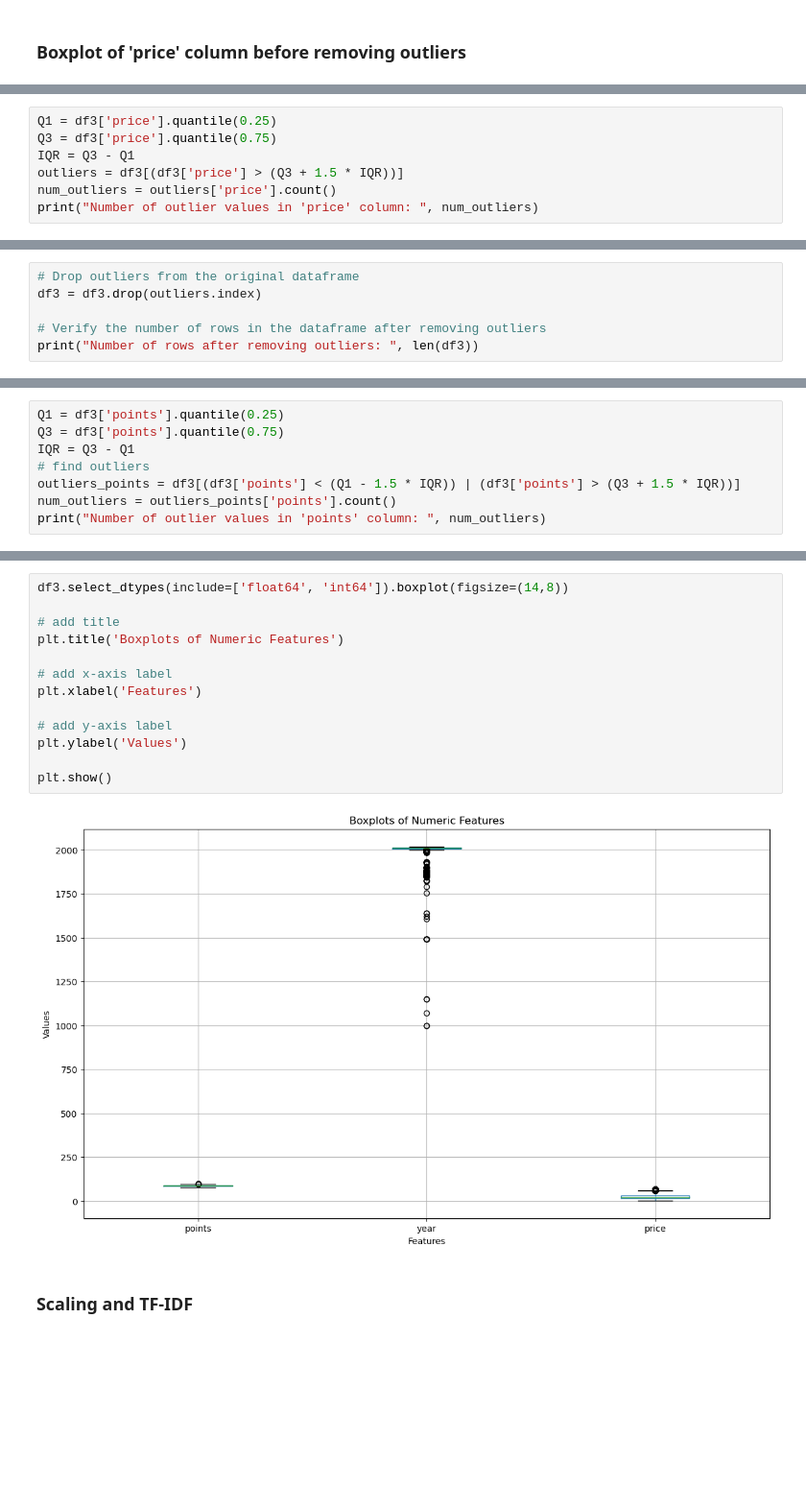
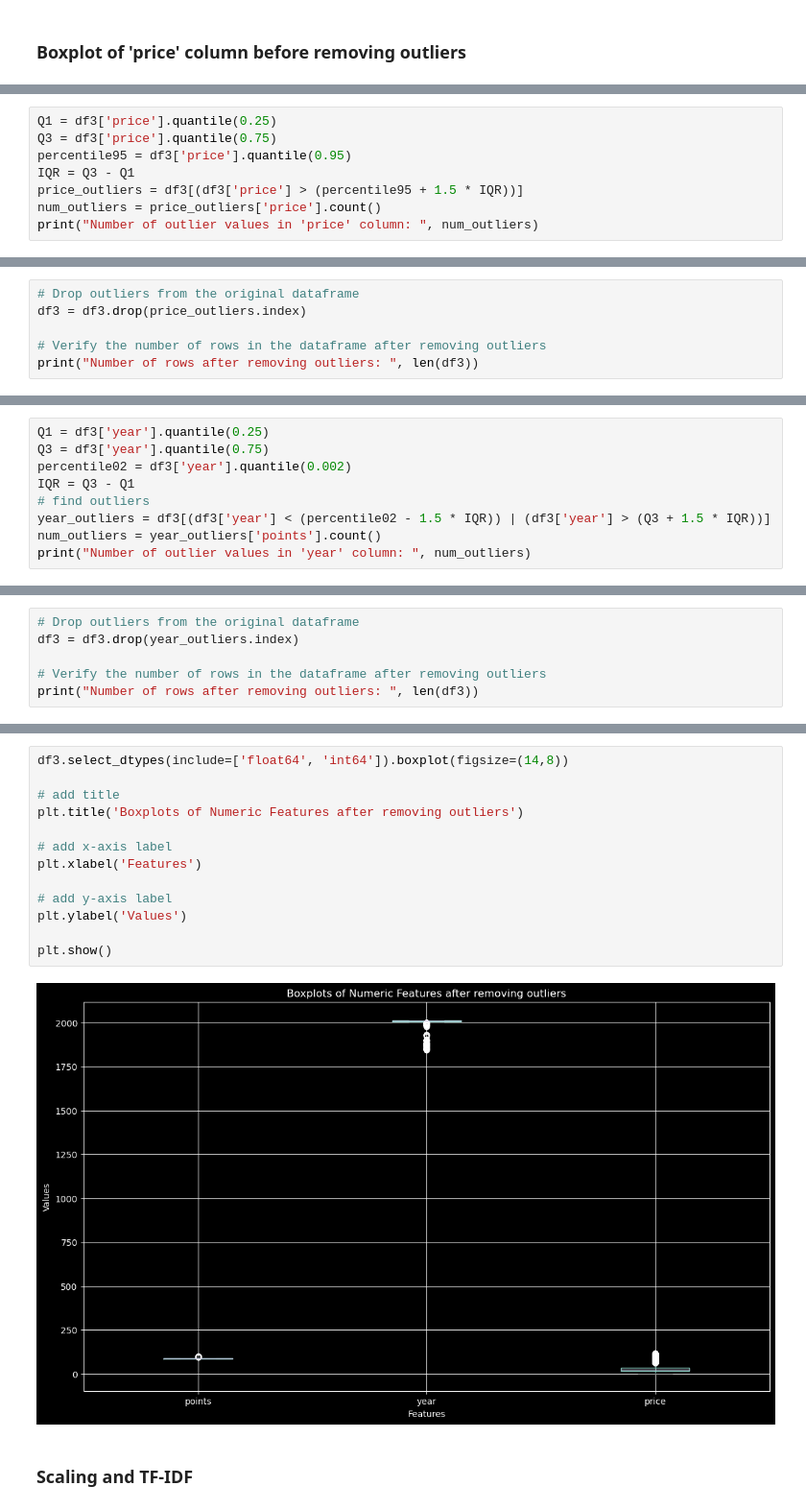
Before and after one commit to AsmarHajizada/winemag_data, a Jupyter notebook: wine_rating.ipynb, the cells around one changed output, grey strips where cells are left out. Shown at 96% size. Cells and saved outputs as stored; diff of their text form; blank space fills up the shorter version.

Commit message:
change in wine_rating
Decreased the dropped number of outliers. Added more description. Performance improved overall.

```diff
--- a/wine_rating.ipynb
+++ b/wine_rating.ipynb
@@ -322,8 +363,9 @@ I have a lot of outliers in the price column, so I will drop them.
 # %%
 Q1 = df3['price'].quantile(0.25)
 Q3 = df3['price'].quantile(0.75)
+percentile95 = df3['price'].quantile(0.95)
 IQR = Q3 - Q1
-outliers = df3[(df3['price'] > (Q3 + 1.5 * IQR))]
-num_outliers = outliers['price'].count()
+price_outliers = df3[(df3['price'] > (percentile95 + 1.5 * IQR))]
+num_outliers = price_outliers['price'].count()
 print("Number of outlier values in 'price' column: ", num_outliers)
 # %% [output]
@@ -331,6 +385,6 @@ Number of outlier values in 'price' column:  2019
 # %%
 # Drop outliers from the original dataframe
-df3 = df3.drop(outliers.index)
+df3 = df3.drop(price_outliers.index)
 
 # Verify the number of rows in the dataframe after removing outliers
 print("Number of rows after removing outliers: ", len(df3))
@@ -339,9 +395,10 @@ Number of rows after removing outliers:  24062
 # %%
-Q1 = df3['points'].quantile(0.25)
-Q3 = df3['points'].quantile(0.75)
+Q1 = df3['year'].quantile(0.25)
+Q3 = df3['year'].quantile(0.75)
+percentile02 = df3['year'].quantile(0.002)
 IQR = Q3 - Q1
 # find outliers
-outliers_points = df3[(df3['points'] < (Q1 - 1.5 * IQR)) | (df3['points'] > (Q3 + 1.5 * IQR))]
-num_outliers = outliers_points['points'].count()
-print("Number of outlier values in 'points' column: ", num_outliers)
+year_outliers = df3[(df3['year'] < (percentile02 - 1.5 * IQR)) | (df3['year'] > (Q3 + 1.5 * IQR))]
+num_outliers = year_outliers['points'].count()
+print("Number of outlier values in 'year' column: ", num_outliers)
 # %% [output]
@@ -348,0 +418,6 @@ Number of outlier values in 'points' column:  3
+# %%
+# Drop outliers from the original dataframe
+df3 = df3.drop(year_outliers.index)
+
+# Verify the number of rows in the dataframe after removing outliers
+print("Number of rows after removing outliers: ", len(df3))
@@ -365,18 +442,18 @@ plt.show()
 # %%
 df3.select_dtypes(include=['float64', 'int64']).boxplot(figsize=(14,8))
 
 # add title
-plt.title('Boxplots of Numeric Features')
+plt.title('Boxplots of Numeric Features after removing outliers')
 
 # add x-axis label
 plt.xlabel('Features')
 
 # add y-axis label
 plt.ylabel('Values')
 
 plt.show()
 # %% [output]
-[figure, old version]
+[figure, new version]
 # %% [markdown]
 ### Scaling and TF-IDF
 # %%
```
Also changed, not shown: parts of 46 cells of this notebook.
